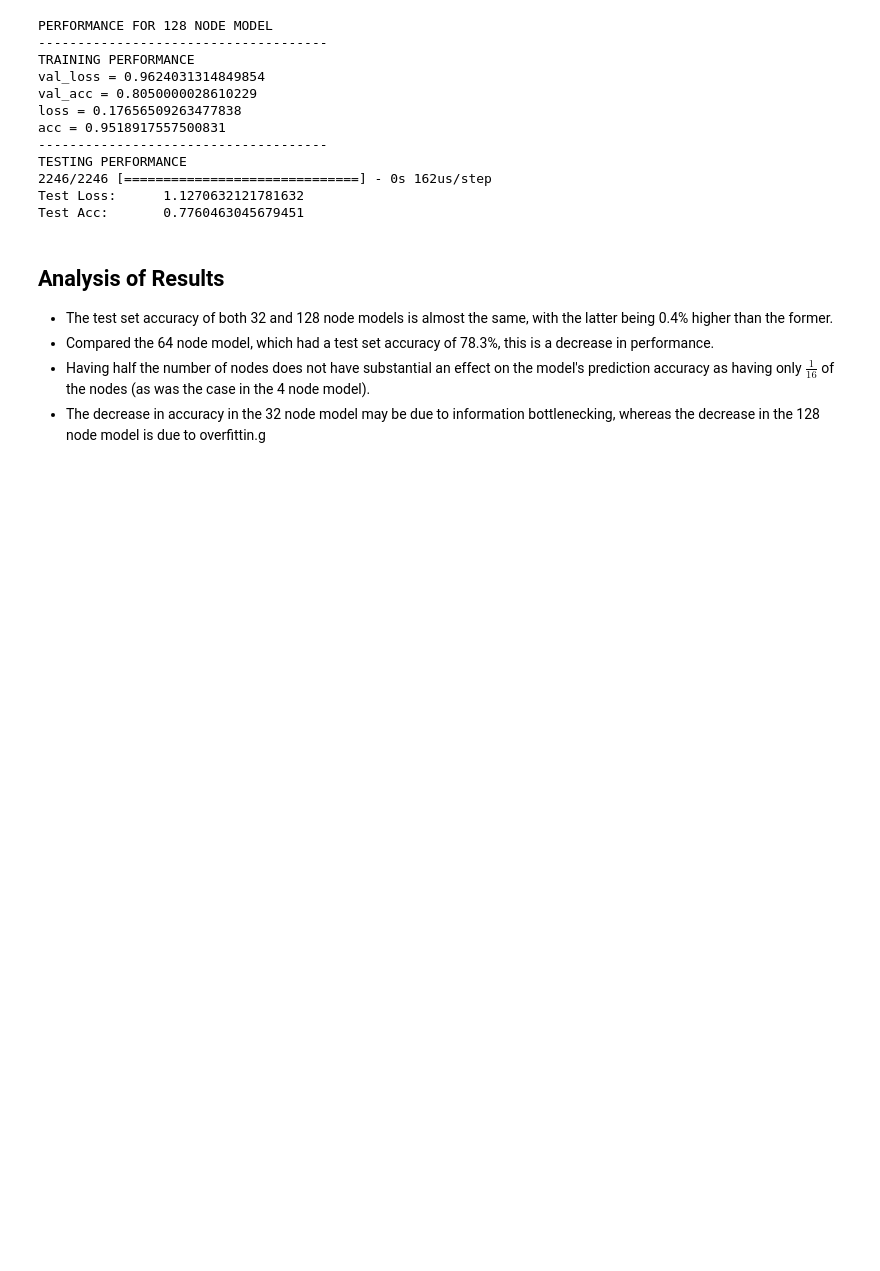
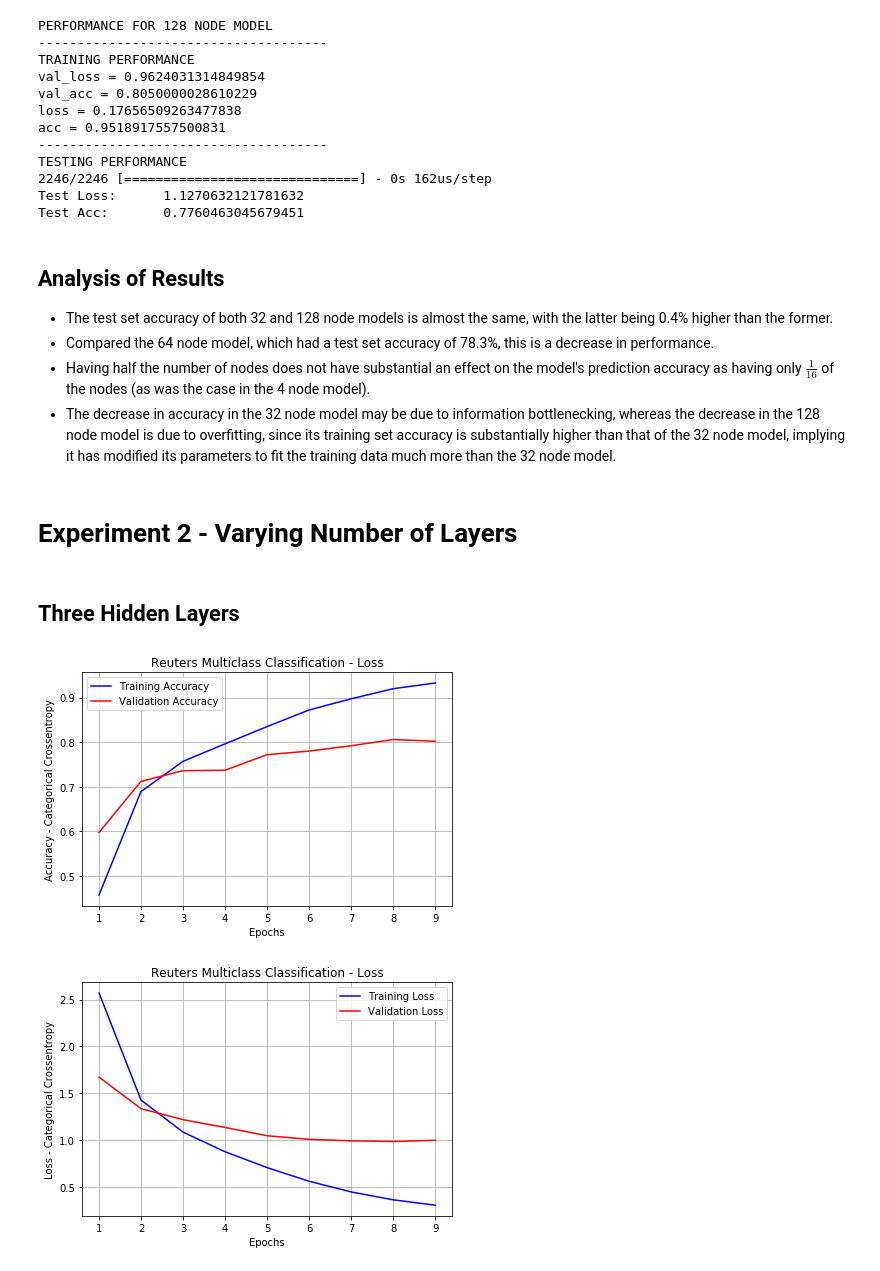
Before and after one commit to SMS-NED16/FYP-DL, a Jupyter notebook: chapter_3/3_2_Newsire_Multiclass_Classification.ipynb, the cells around one changed output. Saved outputs shown, nothing was run; the diff lists cells and outputs as text; code cells hidden in the pictures; blank space fills up the shorter version.

Commit message:
Add 3.2 Reuters classification experiemnt 2 - different number of layers.

```diff
--- a/chapter_3/3_2_Newsire_Multiclass_Classification.ipynb
+++ b/chapter_3/3_2_Newsire_Multiclass_Classification.ipynb
@@ -353,4 +353,25 @@ Test Acc:       0.7760463045679451
 - The test set accuracy of both 32 and 128 node models is almost the same, with the latter being 0.4% higher than the former.
 - Compared the 64 node model, which had a test set accuracy of 78.3%, this is a decrease in performance.
 - Having half the number of nodes does not have substantial an effect on the model's prediction accuracy as having only $\frac{1}{16}$ of the nodes (as was the case in the 4 node model).
-- The decrease in accuracy in the 32 node model may be due to information bottlenecking, whereas the decrease in the 128 node model is due to overfittin.g
+- The decrease in accuracy in the 32 node model may be due to information bottlenecking, whereas the decrease in the 128 node model is due to overfitting, since its training set accuracy is substantially higher than that of the 32 node model, implying it has modified its parameters to fit the training data much more than the 32 node model.
+# %% [markdown]
+# Experiment 2 - Varying Number of Layers
+# %% [markdown]
+## Three Hidden Layers
+# %%
+# Three hidden layers
+model_3_hidden = models.Sequential()
+model_3_hidden.add(layers.Dense(64, activation='relu', input_shape=(10000,)))
+model_3_hidden.add(layers.Dense(64, activation='relu'))
+model_3_hidden.add(layers.Dense(64, activation='relu'))
+model_3_hidden.add(layers.Dense(46, activation='softmax'))
+model_3_hidden.compile(optimizer='rmsprop', loss='categorical_crossentropy', metrics=['accuracy'])
+model_3_hidden_data = model_3_hidden.fit(partial_x_train, partial_y_train, epochs=9, batch_size=512,
+                   validation_data=(x_val, y_val), verbose=0)
+# %%
+# Visualize data
+plot_hist_data(model_3_hidden_data, acc_flag=True)
+plot_hist_data(model_3_hidden_data, acc_flag=False)
+# %% [output]
+[figure, added]
+[figure, added]
```
Also changed, not shown: parts of 8 cells of this notebook.
